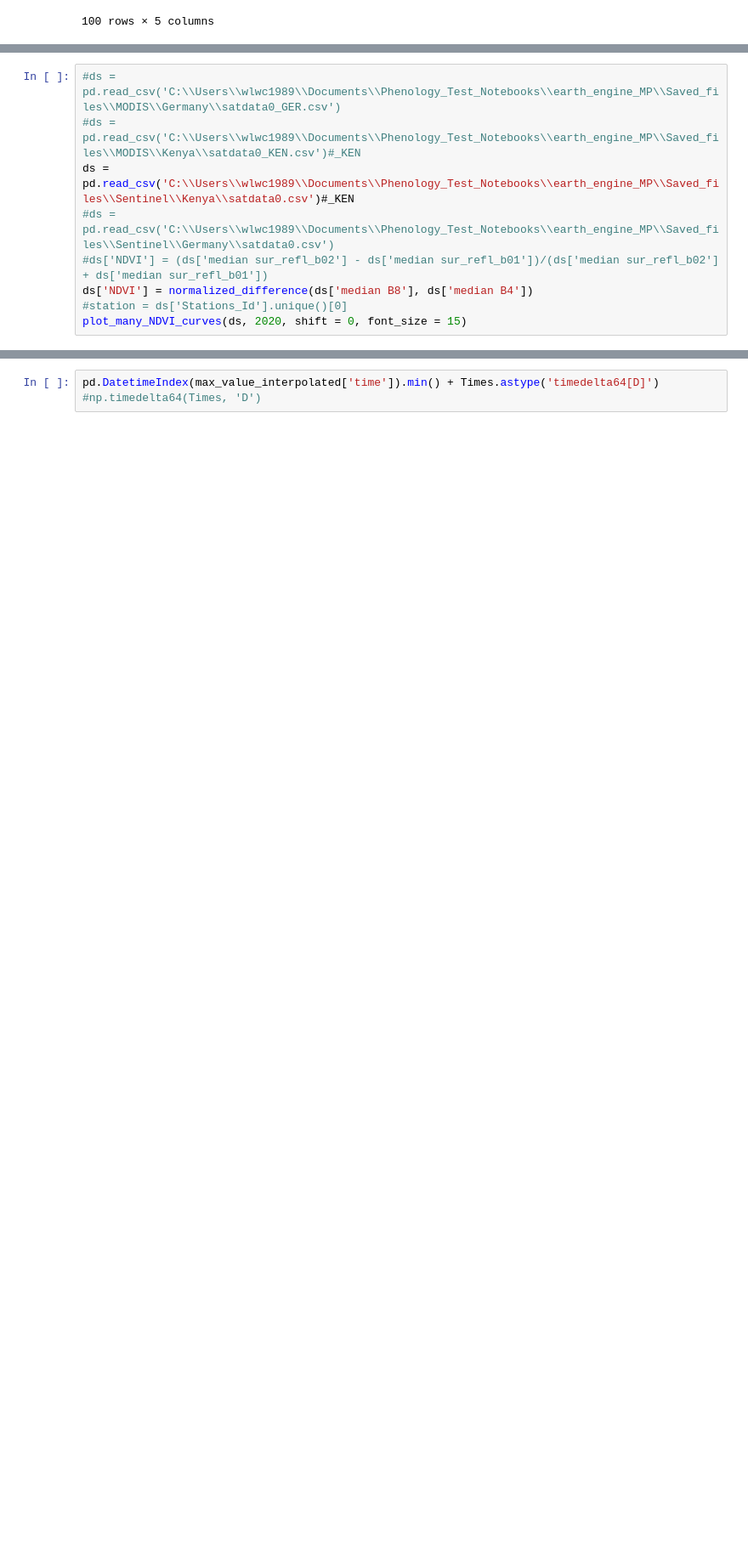
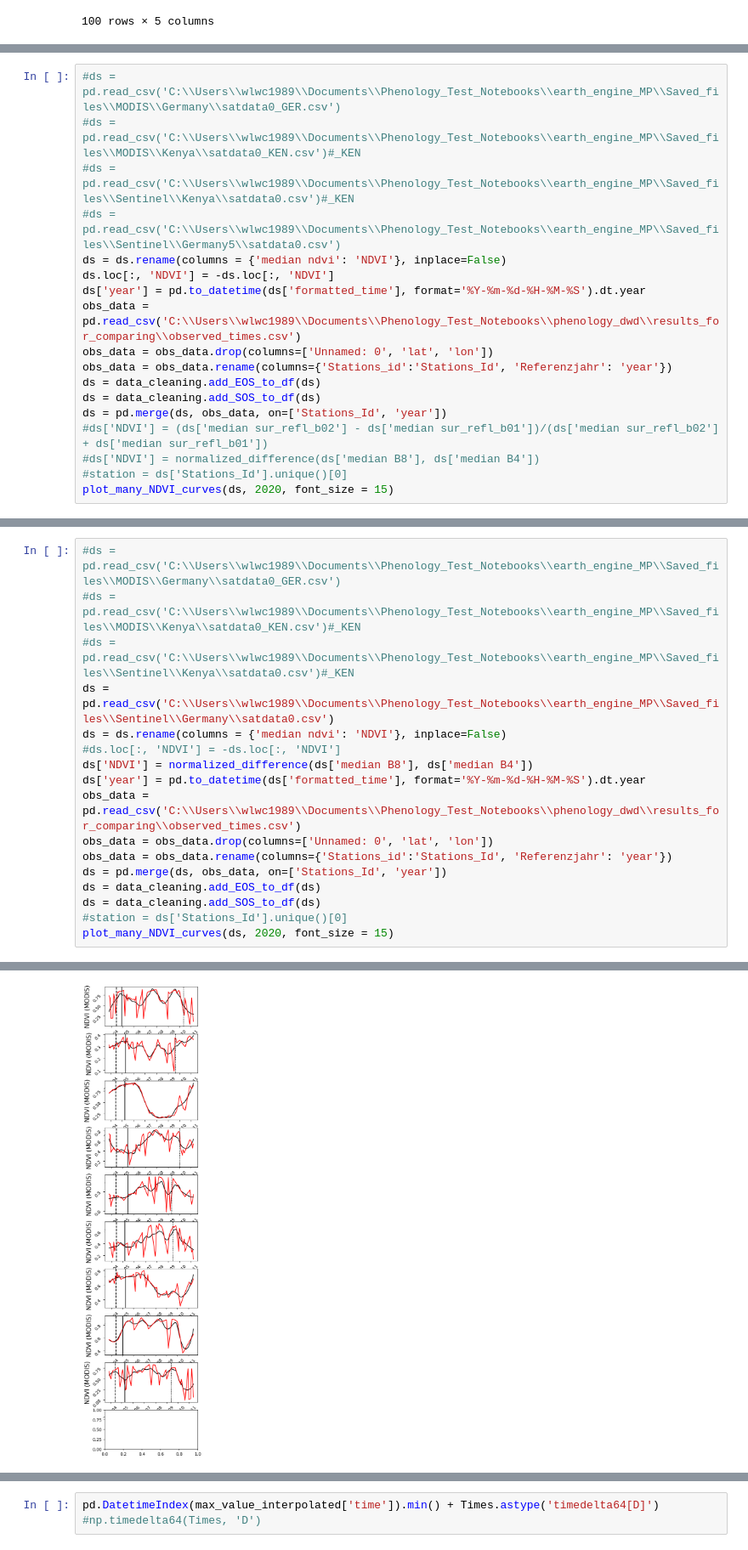
Before and after one commit to MartinP556/Satellite_Feature_Extraction, a Jupyter notebook: first_try_logit2.ipynb, the cells around one changed output, grey strips where cells are left out. Shown at 85% size. Saved outputs shown, nothing was run; the diff lists cells and outputs as text; blank space fills up the shorter version.

```diff
--- a/first_try_logit2.ipynb
+++ b/first_try_logit2.ipynb
@@ -289,10 +465,19 @@ def plot_many_NDVI_curves(ds, year, shift = 0, font_size = 15):
 # %%
 #ds = pd.read_csv('C:\\Users\\wlwc1989\\Documents\\Phenology_Test_Notebooks\\earth_engine_MP\\Saved_files\\MODIS\\Germany\\satdata0_GER.csv')
 #ds = pd.read_csv('C:\\Users\\wlwc1989\\Documents\\Phenology_Test_Notebooks\\earth_engine_MP\\Saved_files\\MODIS\\Kenya\\satdata0_KEN.csv')#_KEN
-ds = pd.read_csv('C:\\Users\\wlwc1989\\Documents\\Phenology_Test_Notebooks\\earth_engine_MP\\Saved_files\\Sentinel\\Kenya\\satdata0.csv')#_KEN
-#ds = pd.read_csv('C:\\Users\\wlwc1989\\Documents\\Phenology_Test_Notebooks\\earth_engine_MP\\Saved_files\\Sentinel\\Germany\\satdata0.csv')
+#ds = pd.read_csv('C:\\Users\\wlwc1989\\Documents\\Phenology_Test_Notebooks\\earth_engine_MP\\Saved_files\\Sentinel\\Kenya\\satdata0.csv')#_KEN
+#ds = pd.read_csv('C:\\Users\\wlwc1989\\Documents\\Phenology_Test_Notebooks\\earth_engine_MP\\Saved_files\\Sentinel\\Germany5\\satdata0.csv')
+ds = ds.rename(columns = {'median ndvi': 'NDVI'}, inplace=False)
+ds.loc[:, 'NDVI'] = -ds.loc[:, 'NDVI']
+ds['year'] = pd.to_datetime(ds['formatted_time'], format='%Y-%m-%d-%H-%M-%S').dt.year
+obs_data = pd.read_csv('C:\\Users\\wlwc1989\\Documents\\Phenology_Test_Notebooks\\phenology_dwd\\results_for_comparing\\observed_times.csv')
+obs_data = obs_data.drop(columns=['Unnamed: 0', 'lat', 'lon'])
+obs_data = obs_data.rename(columns={'Stations_id':'Stations_Id', 'Referenzjahr': 'year'})
+ds = data_cleaning.add_EOS_to_df(ds)
+ds = data_cleaning.add_SOS_to_df(ds)
+ds = pd.merge(ds, obs_data, on=['Stations_Id', 'year'])
 #ds['NDVI'] = (ds['median sur_refl_b02'] - ds['median sur_refl_b01'])/(ds['median sur_refl_b02'] + ds['median sur_refl_b01'])
-ds['NDVI'] = normalized_difference(ds['median B8'], ds['median B4'])
+#ds['NDVI'] = normalized_difference(ds['median B8'], ds['median B4'])
 #station = ds['Stations_Id'].unique()[0]
-plot_many_NDVI_curves(ds, 2020, shift = 0, font_size = 15)
+plot_many_NDVI_curves(ds, 2020, font_size = 15)
 # %% [output]
@@ -344,0 +485,18 @@ None
+# %%
+#ds = pd.read_csv('C:\\Users\\wlwc1989\\Documents\\Phenology_Test_Notebooks\\earth_engine_MP\\Saved_files\\MODIS\\Germany\\satdata0_GER.csv')
+#ds = pd.read_csv('C:\\Users\\wlwc1989\\Documents\\Phenology_Test_Notebooks\\earth_engine_MP\\Saved_files\\MODIS\\Kenya\\satdata0_KEN.csv')#_KEN
+#ds = pd.read_csv('C:\\Users\\wlwc1989\\Documents\\Phenology_Test_Notebooks\\earth_engine_MP\\Saved_files\\Sentinel\\Kenya\\satdata0.csv')#_KEN
+ds = pd.read_csv('C:\\Users\\wlwc1989\\Documents\\Phenology_Test_Notebooks\\earth_engine_MP\\Saved_files\\Sentinel\\Germany\\satdata0.csv')
+ds = ds.rename(columns = {'median ndvi': 'NDVI'}, inplace=False)
+#ds.loc[:, 'NDVI'] = -ds.loc[:, 'NDVI']
+ds['NDVI'] = normalized_difference(ds['median B8'], ds['median B4'])
+ds['year'] = pd.to_datetime(ds['formatted_time'], format='%Y-%m-%d-%H-%M-%S').dt.year
+obs_data = pd.read_csv('C:\\Users\\wlwc1989\\Documents\\Phenology_Test_Notebooks\\phenology_dwd\\results_for_comparing\\observed_times.csv')
+obs_data = obs_data.drop(columns=['Unnamed: 0', 'lat', 'lon'])
+obs_data = obs_data.rename(columns={'Stations_id':'Stations_Id', 'Referenzjahr': 'year'})
+ds = pd.merge(ds, obs_data, on=['Stations_Id', 'year'])
+ds = data_cleaning.add_EOS_to_df(ds)
+ds = data_cleaning.add_SOS_to_df(ds)
+#station = ds['Stations_Id'].unique()[0]
+plot_many_NDVI_curves(ds, 2020, font_size = 15)
+# %% [output]
@@ -344,0 +527 @@ None
+[figure, added]
```
Also changed, not shown: parts of 24 cells of this notebook, 3 other files.
